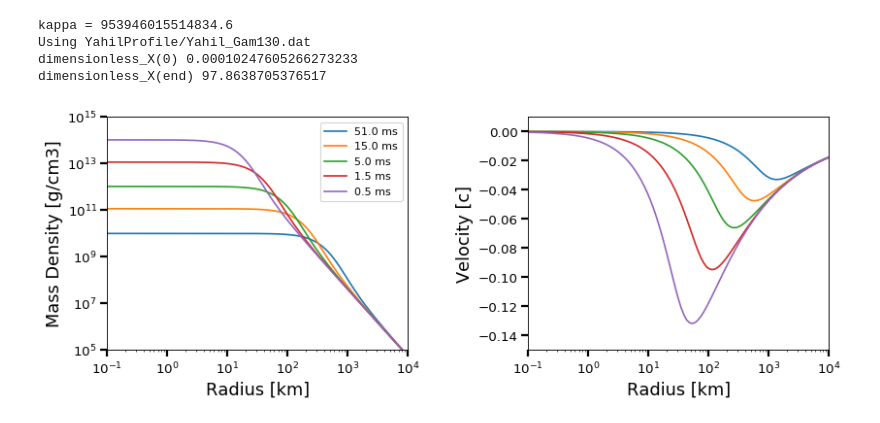
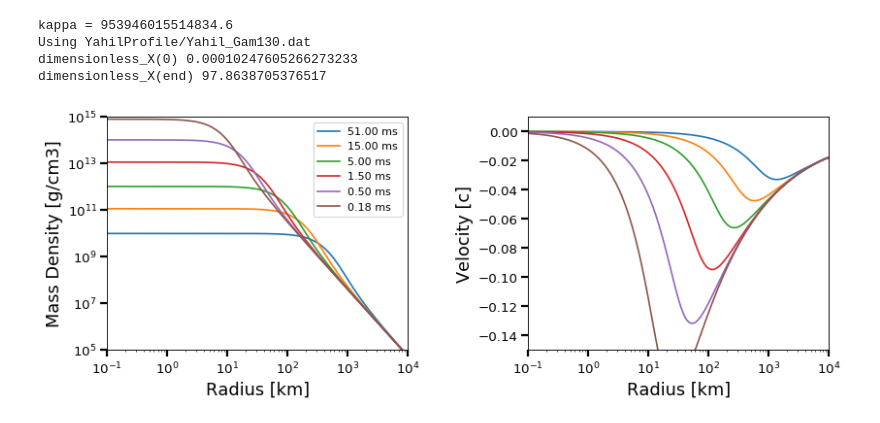
Before and after one commit to ranchu1/Jupyter_FLASH, a Jupyter notebook: UnitTest/Yahil-Self-Similar-Collapse.ipynb, the cells around one changed output. Drawn from its saved outputs; the diff is of its cells as text; code cells hidden in the pictures.

```diff
--- a/UnitTest/Yahil-Self-Similar-Collapse.ipynb
+++ b/UnitTest/Yahil-Self-Similar-Collapse.ipynb
@@ -105,7 +105,7 @@ fig.subplots_adjust(hspace = 2.5, wspace= 0.4) # (hspace = .5, wspace=.001)
 axs = axs.ravel()
 
 test_time = [51. * millisecond, 15. * millisecond, 5. * millisecond, \
-             1.5 * millisecond, 0.5* millisecond]
+             1.5 * millisecond, 0.5* millisecond, 0.18* millisecond]
 
 for mt in test_time:
     dimensionless_X = pow(kappa,-1/2) * pow(Gravitational_constant,(gamma-1)/2) \
@@ -118,32 +118,32 @@ for mt in test_time:
     V = pow(kappa,1/2) * pow(Gravitational_constant,(1-gamma)/2) \
     * pow(mt,1-gamma) * V_interp
 
     ax1 = plt.subplot(121)
-    plt.loglog(radius/kilometer, D,label='%.1f'%(mt*1e3)+' ms')
+    plt.loglog(radius/kilometer, D,label='%.2f'%(mt*1e3)+' ms')
 
     ax2 = plt.subplot(122)
     plt.semilogx(radius/kilometer,V/light_speed)
 
 
 ax1 = plt.subplot(121)
 plt.legend(loc='best')
 plt.xlim((1e-1, 1e4))
 plt.ylim((1e5, 1e15))
 plt.xlabel('Radius [km]',fontsize=16)
 plt.ylabel('Mass Density [g/cm3]',fontsize=16)
 ax1.tick_params(direction='out', length=6, width=2, colors='k',
                 grid_color='k', grid_alpha=0.5,labelsize = 12)
 
 ax2 = plt.subplot(122)
 plt.xlim((1e-1, 1e4))
 plt.ylim((-0.15, 0.01))
 plt.xlabel('Radius [km]',fontsize=16)
 plt.ylabel('Velocity [c]',fontsize=16)
 ax2.tick_params(direction='out', length=6, width=2, colors='k',
                 grid_color='k', grid_alpha=0.5,labelsize = 12)
 
 
 plt.subplots_adjust(bottom=0.25, top=0.75)
 plt.show()
 # %% [output]
-[figure, old version]
+[figure, new version]
```
